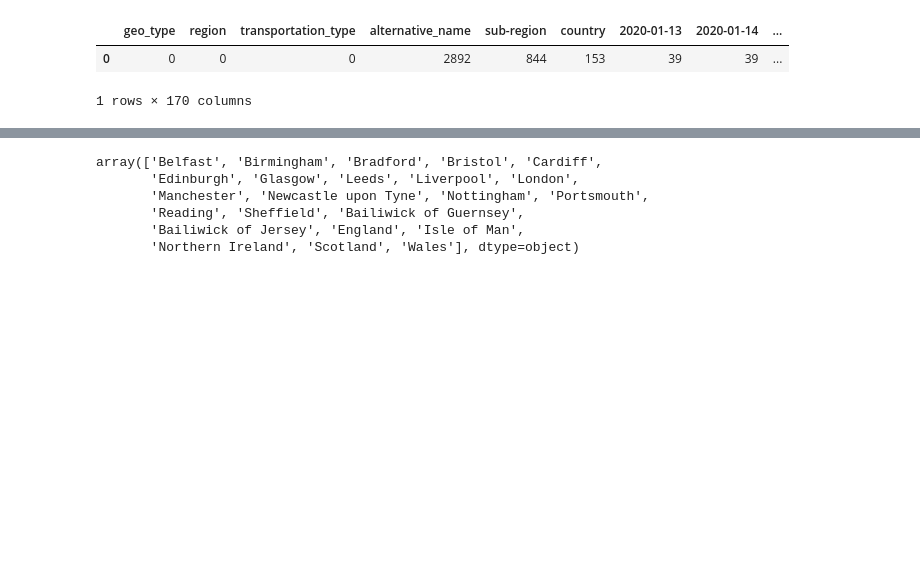
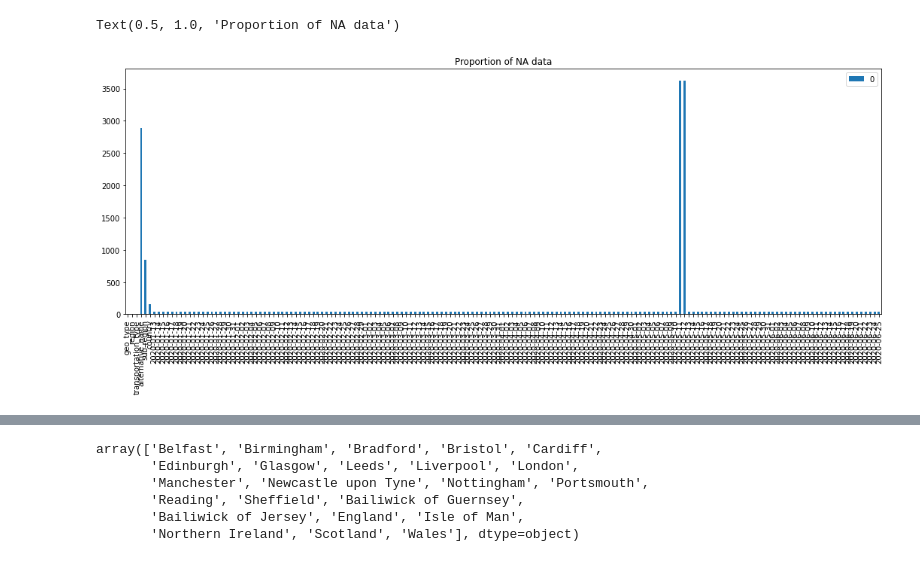
Before and after one commit to Sparrow0hawk/covid_stuff, a Jupyter notebook: notebooks/covid_transport_UK.ipynb, the cells around one changed output, grey strips where cells are left out. Saved outputs shown, nothing was run; the diff lists cells and outputs as text; code cells hidden in the pictures; blank space fills up the shorter version.

```diff
--- a/notebooks/covid_transport_UK.ipynb
+++ b/notebooks/covid_transport_UK.ipynb
@@ -41,7 +58,8 @@ dataset.head()
 # %%
-# see how much NA data there is
-pd.DataFrame(dataset.isna().sum()).T
+# see how much NA data in mobility dataset there is
+pd.DataFrame(mob_dataset.isna().sum()).plot.bar(figsize=(18,6))
+
+plt.title('Proportion of NA data')
 # %% [output]
-|  | geo_type | region | transportation_type | alternative_name | sub-region | country | 2020-01-13 | 2020-01-14 | ... |
-| 0 | 0 | 0 | 0 | 2892 | 844 | 153 | 39 | 39 | ... |
-1 rows × 170 columns
+Text(0.5, 1.0, 'Proportion of NA data')
+[figure, added]
```
Also changed, not shown: parts of 29 cells of this notebook.
